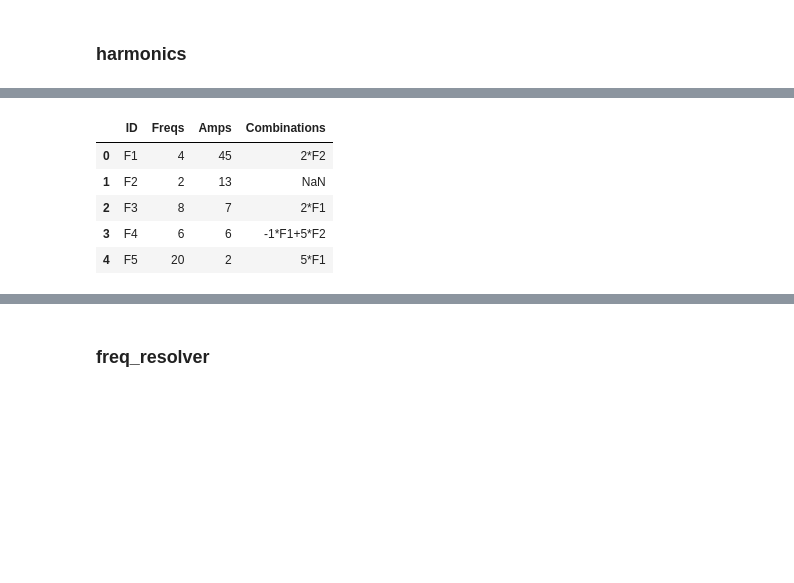
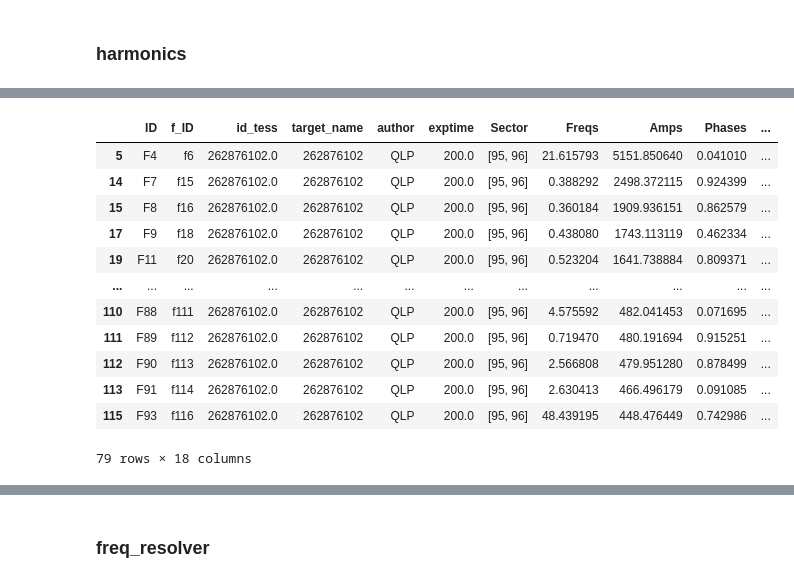
Before and after one commit to carlosccamino/asteroseismology, a Jupyter notebook: asteroseismology/tests.ipynb, the cells around one changed output, grey strips where cells are left out. Cells and saved outputs as stored; diff of their text form; code cells hidden in the pictures; blank space fills up the shorter version.

Commit message:
dev: freq_analysis - Adding some files to test harmonic function

```diff
--- a/asteroseismology/tests.ipynb
+++ b/asteroseismology/tests.ipynb
@@ -136,6 +263,7 @@ def harmonics(freqs:pd.DataFrame, n:int, freqs_to_combine:int, err:float, f_col:
 # %%
 freqs = {'Freqs': [2, 4, 6, 8, 20], 'Amps': [13, 45, 6, 7, 2]}
 
-freqs_df = pd.DataFrame(data=freqs)
-freqs_df
+freqs_df = pd.read_csv("../TIC262876102.csv", sep="\t", header=0)
+freqs_df_copy = freqs_df.drop(columns=["ID", "Combinations"])[freqs_df_copy["Window_Alias"].isna()]
+freqs_df_copy
 # %% [output]
@@ -148,10 +283,17 @@ freqs_df
 # %%
-test = harmonics(freqs=freqs_df, n=5, freqs_to_combine=7, err=0)
-test
+test = harmonics(df=freqs_df_copy, freq_col=6, amp_col=7, harmonic_order=5, n_independent=100, tol=0.0185185/2)
+test[test["linear_combination"] != "independent"]
 # %% [output]
-|  | ID | Freqs | Amps | Combinations |
-| 0 | F1 | 4 | 45 | 2*F2 |
-| 1 | F2 | 2 | 13 | NaN |
-| 2 | F3 | 8 | 7 | 2*F1 |
-| 3 | F4 | 6 | 6 | -1*F1+5*F2 |
-| 4 | F5 | 20 | 2 | 5*F1 |
+|  | ID | f_ID | id_tess | target_name | author | exptime | Sector | Freqs | Amps | Phases | ... |
+| 5 | F4 | f6 | 262876102.0 | 262876102 | QLP | 200.0 | [95, 96] | 21.615793 | 5151.850640 | 0.041010 | ... |
+| 14 | F7 | f15 | 262876102.0 | 262876102 | QLP | 200.0 | [95, 96] | 0.388292 | 2498.372115 | 0.924399 | ... |
+| 15 | F8 | f16 | 262876102.0 | 262876102 | QLP | 200.0 | [95, 96] | 0.360184 | 1909.936151 | 0.862579 | ... |
+| 17 | F9 | f18 | 262876102.0 | 262876102 | QLP | 200.0 | [95, 96] | 0.438080 | 1743.113119 | 0.462334 | ... |
+| 19 | F11 | f20 | 262876102.0 | 262876102 | QLP | 200.0 | [95, 96] | 0.523204 | 1641.738884 | 0.809371 | ... |
+| ... | ... | ... | ... | ... | ... | ... | ... | ... | ... | ... | ... |
+| 110 | F88 | f111 | 262876102.0 | 262876102 | QLP | 200.0 | [95, 96] | 4.575592 | 482.041453 | 0.071695 | ... |
+| 111 | F89 | f112 | 262876102.0 | 262876102 | QLP | 200.0 | [95, 96] | 0.719470 | 480.191694 | 0.915251 | ... |
+| 112 | F90 | f113 | 262876102.0 | 262876102 | QLP | 200.0 | [95, 96] | 2.566808 | 479.951280 | 0.878499 | ... |
+| 113 | F91 | f114 | 262876102.0 | 262876102 | QLP | 200.0 | [95, 96] | 2.630413 | 466.496179 | 0.091085 | ... |
+| 115 | F93 | f116 | 262876102.0 | 262876102 | QLP | 200.0 | [95, 96] | 48.439195 | 448.476449 | 0.742986 | ... |
+79 rows × 18 columns
```
Also changed, not shown: parts of 5 cells of this notebook, 2 other files.
